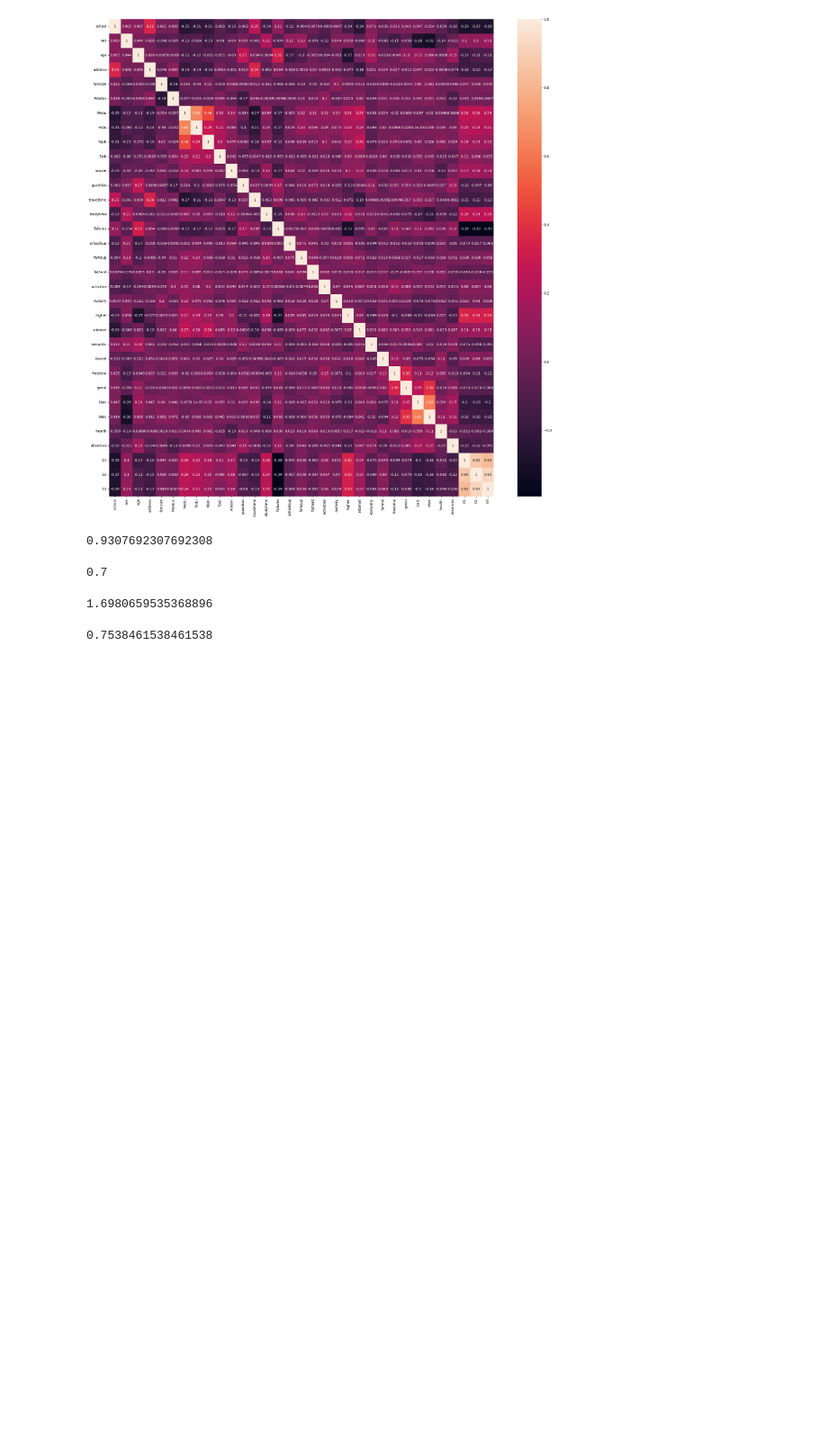
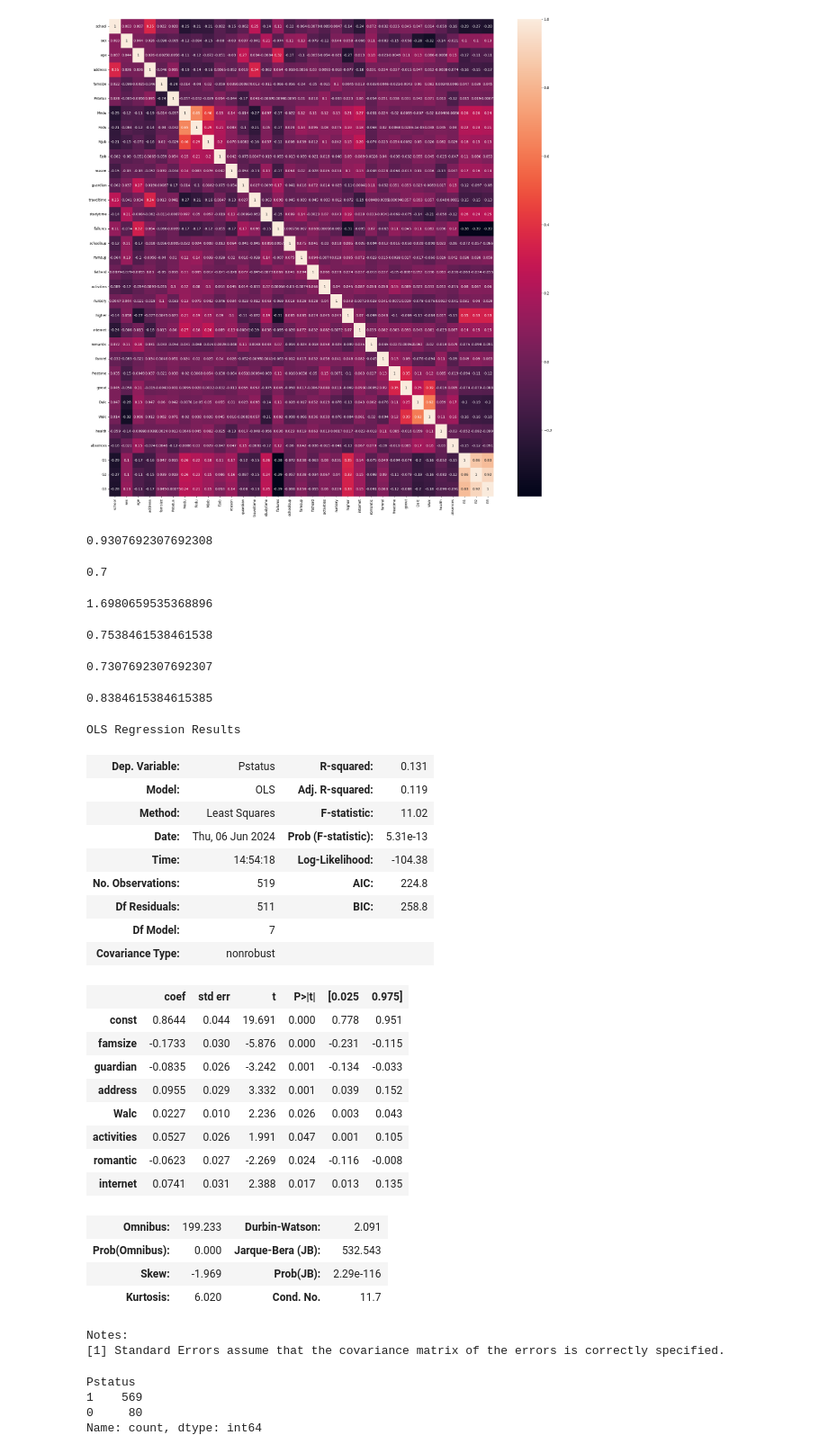
Before and after one commit to annebelleo/INFOMHCML, a Jupyter notebook: modeling.ipynb, the cells around one changed output. Shown at 90% size. Saved outputs shown, nothing was run; the diff lists cells and outputs as text; code cells hidden in the pictures; blank space fills up the shorter version.

Commit message:
updated models

```diff
--- a/modeling.ipynb
+++ b/modeling.ipynb
@@ -104,3 +104,69 @@ pred = clf.predict(X_test)
 metrics.accuracy_score(y_test, pred) # 75.4% accuracy
 # %% [output]
 0.7538461538461538
+# %%
+# classification: predict sensitive attribute using all features except predictor, grades
+features = data
+X = features.drop(columns=['G1', 'G2', 'G3', 'sex'])
+y = data['sex']
+X_train, X_test, y_train, y_test = train_test_split(X, y, test_size=0.2, random_state=42)
+clf = svm.SVC().fit(X_train, y_train)
+pred = clf.predict(X_test)
+metrics.accuracy_score(y_test, pred) #67.7% accuracy
+# %% [output]
+0.7307692307692307
+# %%
+# classification: predict sensitive attribute using all features except predictor, grades
+features = data
+X = features.drop(columns=['G1', 'G2', 'G3', 'Pstatus'])
+y = data['Pstatus']
+X_train, X_test, y_train, y_test = train_test_split(X, y, test_size=0.2, random_state=42)
+clf = svm.SVC().fit(X_train, y_train)
+pred = clf.predict(X_test)
+metrics.accuracy_score(y_test, pred) #83.8% accuracy
+# %% [output]
+0.8384615384615385
+# %%
+# regression: predict whether parents are cohabitating
+features = data[['famsize', 'guardian', 'address', 'Walc', 'activities', 'romantic', 'internet']]
+X = features
+y = data['Pstatus']
+X_train, X_test, y_train, y_test = train_test_split(X, y, test_size=0.2, random_state=42)
+X_train = sm.add_constant(X_train)
+regr = sm.OLS(y_train, X_train).fit()
+params = regr.params
+
+regr.summary()
+# %% [output]
+OLS Regression Results
+| Dep. Variable: | Pstatus | R-squared: | 0.131 |
+| Model: | OLS | Adj. R-squared: | 0.119 |
+| Method: | Least Squares | F-statistic: | 11.02 |
+| Date: | Thu, 06 Jun 2024 | Prob (F-statistic): | 5.31e-13 |
+| Time: | 14:54:18 | Log-Likelihood: | -104.38 |
+| No. Observations: | 519 | AIC: | 224.8 |
+| Df Residuals: | 511 | BIC: | 258.8 |
+| Df Model: | 7 |  |  |
+| Covariance Type: | nonrobust |  |  |
+|  | coef | std err | t | P>|t| | [0.025 | 0.975] |
+| const | 0.8644 | 0.044 | 19.691 | 0.000 | 0.778 | 0.951 |
+| famsize | -0.1733 | 0.030 | -5.876 | 0.000 | -0.231 | -0.115 |
+| guardian | -0.0835 | 0.026 | -3.242 | 0.001 | -0.134 | -0.033 |
+| address | 0.0955 | 0.029 | 3.332 | 0.001 | 0.039 | 0.152 |
+| Walc | 0.0227 | 0.010 | 2.236 | 0.026 | 0.003 | 0.043 |
+| activities | 0.0527 | 0.026 | 1.991 | 0.047 | 0.001 | 0.105 |
+| romantic | -0.0623 | 0.027 | -2.269 | 0.024 | -0.116 | -0.008 |
+| internet | 0.0741 | 0.031 | 2.388 | 0.017 | 0.013 | 0.135 |
+| Omnibus: | 199.233 | Durbin-Watson: | 2.091 |
+| Prob(Omnibus): | 0.000 | Jarque-Bera (JB): | 532.543 |
+| Skew: | -1.969 | Prob(JB): | 2.29e-116 |
+| Kurtosis: | 6.020 | Cond. No. | 11.7 |
+Notes:
+[1] Standard Errors assume that the covariance matrix of the errors is correctly specified.
+# %%
+data['Pstatus'].value_counts()
+# %% [output]
+Pstatus
+1    569
+0     80
+Name: count, dtype: int64
```
Also changed, not shown: parts of 2 cells of this notebook.
